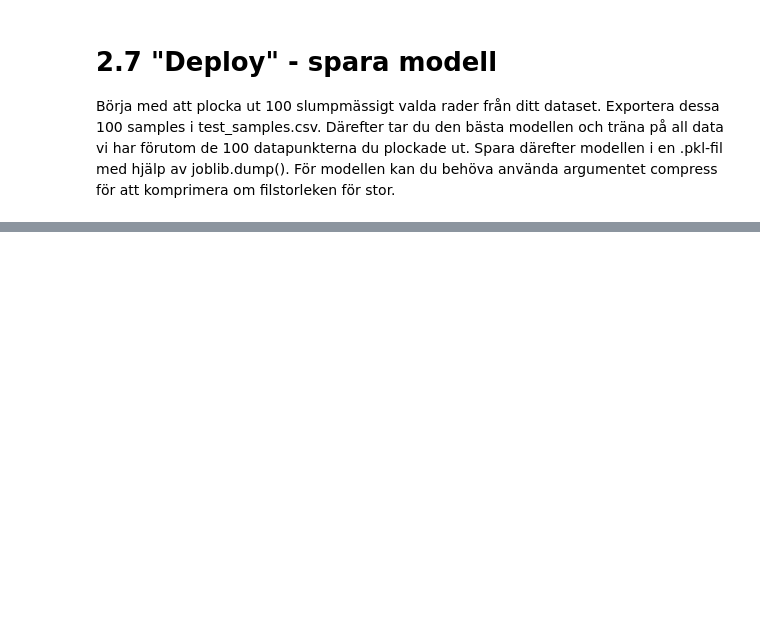
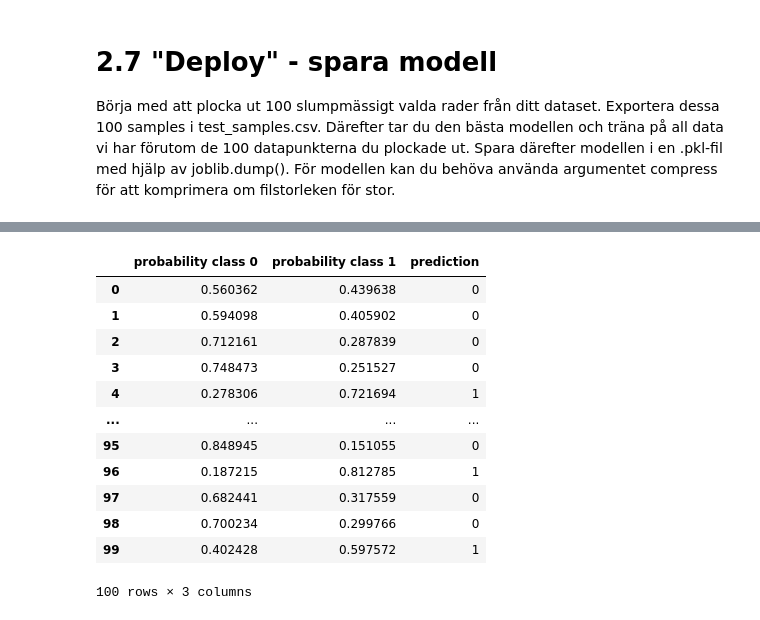
Before and after one commit to VineelaNedunuri/Disease--Prediction-Machine-Learning, a Jupyter notebook: Labb/disease_prediction_on_model.ipynb, the cells around one changed output, grey strips where cells are left out. Drawn from its saved outputs; the diff is of its cells as text; code cells hidden in the pictures; blank space fills up the shorter version.

```diff
--- a/Labb/disease_prediction_on_model.ipynb
+++ b/Labb/disease_prediction_on_model.ipynb
@@ -733,13 +718,26 @@ Path to folder: c:\Users\vinee\Documents\Github\Disease-Prediction-Machine-Learn
 # %%
 # Pick 100 randomly selected rows from dataset 2
 random_samples= df2.sample(n=100, random_state=42)
-random_samples.to_csv('Disease-Prediction-Machine-Learning/Disease_Predictio')
+random_samples.to_csv('data/test_samples.csv',index=False)
 
 # train on remaining data except picked 100 datapoints
 df = df2.drop(random_samples.index)
+print(f'Original data: {df2.shape}\nRemaining data after pick 100 dataponts:{df.shape}')
+
 X = df.drop('cardio', axis=1)
 y = df['cardio']
 
 # splitting data to train |test split
-X_train,y_train,X_test,y_test= train_test_split(X,y,test_size=0.2,random_state=42)
+X_train,X_test,y_train,y_test= train_test_split(X,y,test_size=0.33,random_state=42)
+
+# Train best model-Random Forest on all data except test data
+model=RandomForestClassifier(max_depth=10,min_samples_split=5,n_estimators=100,random_state=42)
+model.fit(X_train, y_train)
+
+# Prediction
+#model.predict(X_test)
+
+import joblib
+# Save the model
+joblib.dump(model, 'data/Random_model.pkl', compress= True)
 # %% [output]
@@ -746,0 +755,5 @@ OSError: Cannot save file into a non-existent directory: 'Disease_Prediction\dat
+# %%
+# load the test sample data
+test_samples_data= pd.read_csv('../Labb/data/test_samples.csv')
+print('Number of samples=', len(test_samples_data))
+test_samples_data.shape
@@ -746,0 +769,12 @@ OSError: Cannot save file into a non-existent directory: 'Disease_Prediction\dat
+# %%
+# Test data to make predictions on model
+X_data = test_samples_data.drop('cardio', axis=1)
+
+
+# prediction data
+prediction= model.predict(X_data)
+prediction
+
+# predict probalitites for each class
+probabilites= model.predict_proba(X_data)
+probabilites[:10]
@@ -746,0 +792,24 @@ OSError: Cannot save file into a non-existent directory: 'Disease_Prediction\dat
+# %%
+# create a datafarame with their prediction results
+result = pd.DataFrame(
+    {
+        "probability class 0": probabilites[:, 0],
+        "probability class 1": probabilites[:, 1],
+        "prediction": prediction
+    }
+)
+result
+# %% [output]
+|  | probability class 0 | probability class 1 | prediction |
+| 0 | 0.560362 | 0.439638 | 0 |
+| 1 | 0.594098 | 0.405902 | 0 |
+| 2 | 0.712161 | 0.287839 | 0 |
+| 3 | 0.748473 | 0.251527 | 0 |
+| 4 | 0.278306 | 0.721694 | 1 |
+| ... | ... | ... | ... |
+| 95 | 0.848945 | 0.151055 | 0 |
+| 96 | 0.187215 | 0.812785 | 1 |
+| 97 | 0.682441 | 0.317559 | 0 |
+| 98 | 0.700234 | 0.299766 | 0 |
+| 99 | 0.402428 | 0.597572 | 1 |
+100 rows × 3 columns
```
Also changed, not shown: parts of 12 cells of this notebook, 1 other file.
